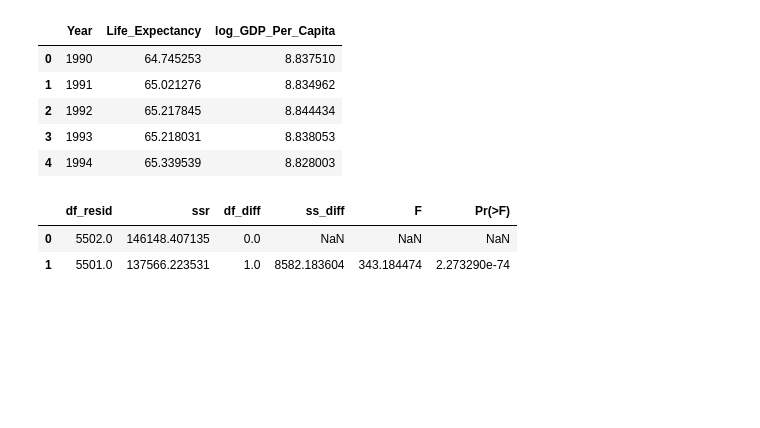
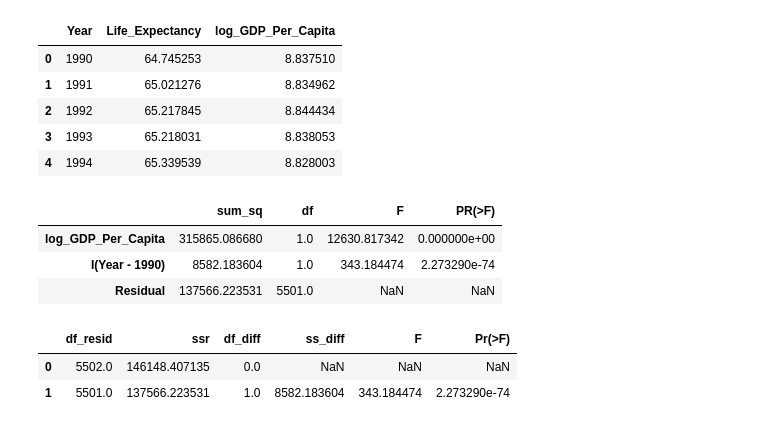
Before and after one commit to nss-data-science-cohort-8/un-linear-regression-DrewRichard7, a Jupyter notebook: notebooks/linear_regression_practice.ipynb, the cells around one changed output. Saved outputs shown, nothing was run; the diff lists cells and outputs as text; code cells hidden in the pictures; blank space fills up the shorter version.

```diff
--- a/notebooks/linear_regression_practice.ipynb
+++ b/notebooks/linear_regression_practice.ipynb
@@ -364,9 +363,14 @@ means.head(5)
 | 2 | 1992 | 65.217845 | 8.844434 |
 | 3 | 1993 | 65.218031 | 8.838053 |
 | 4 | 1994 | 65.339539 | 8.828003 |
-# %%
-sms.anova_lm(log_gdp_lm, log_gdp_lm_year)
-# %% [output]
-|  | df_resid | ssr | df_diff | ss_diff | F | Pr(>F) |
-| 0 | 5502.0 | 146148.407135 | 0.0 | NaN | NaN | NaN |
-| 1 | 5501.0 | 137566.223531 | 1.0 | 8582.183604 | 343.184474 | 2.273290e-74 |
+# %%
+display(sms.anova_lm(log_gdp_lm_year, typ=2))
+display(sms.anova_lm(log_gdp_lm, log_gdp_lm_year))
+# %% [output]
+|  | sum_sq | df | F | PR(>F) |
+| log_GDP_Per_Capita | 315865.086680 | 1.0 | 12630.817342 | 0.000000e+00 |
+| I(Year - 1990) | 8582.183604 | 1.0 | 343.184474 | 2.273290e-74 |
+| Residual | 137566.223531 | 5501.0 | NaN | NaN |
+|  | df_resid | ssr | df_diff | ss_diff | F | Pr(>F) |
+| 0 | 5502.0 | 146148.407135 | 0.0 | NaN | NaN | NaN |
+| 1 | 5501.0 | 137566.223531 | 1.0 | 8582.183604 | 343.184474 | 2.273290e-74 |
```
Also changed, not shown: parts of 22 cells of this notebook.
